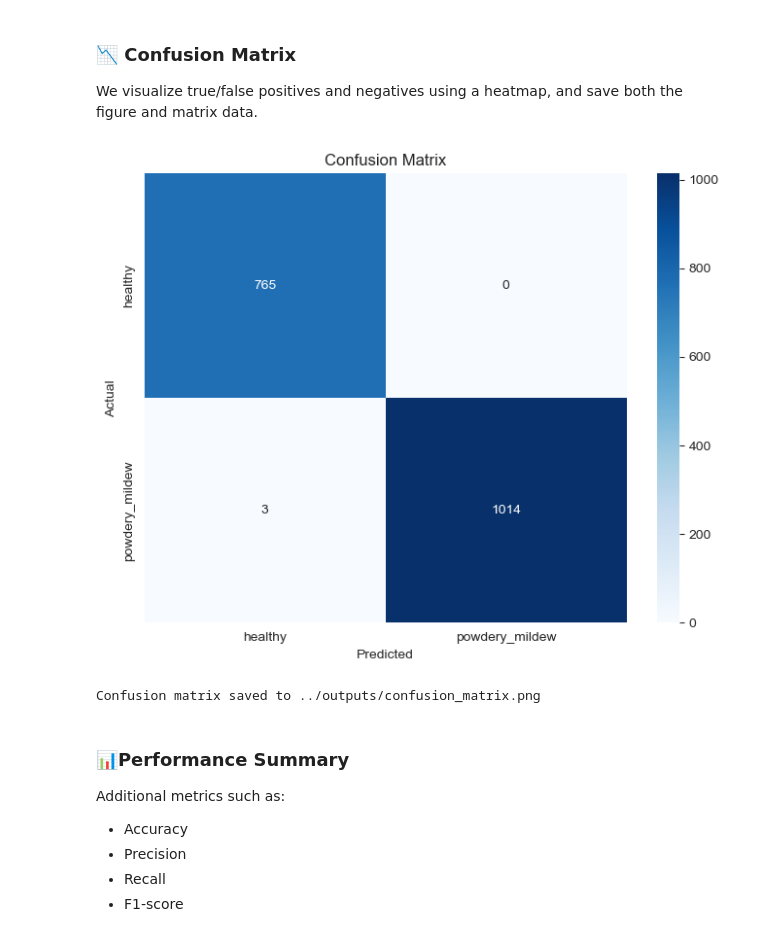
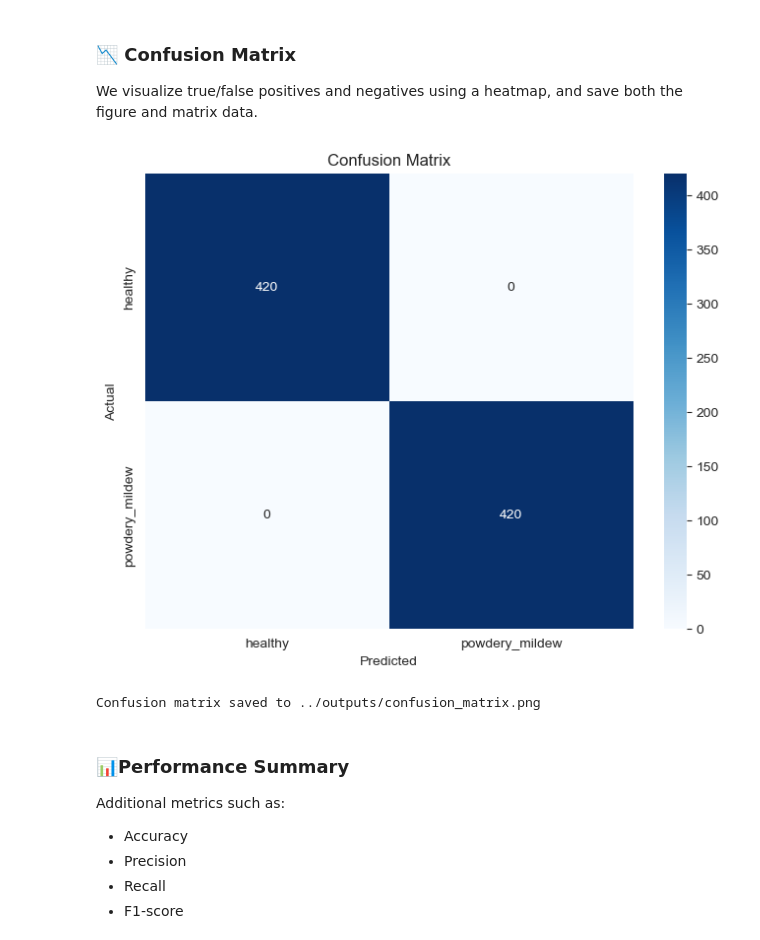
Before and after one commit to peleisaac/mildew-detection-project, a Jupyter notebook: jupyter_notebooks/06_ModelEvaluation.ipynb, the cells around one changed output. Drawn from its saved outputs; the diff is of its cells as text; code cells hidden in the pictures.

```diff
--- a/jupyter_notebooks/06_ModelEvaluation.ipynb
+++ b/jupyter_notebooks/06_ModelEvaluation.ipynb
@@ -55,4 +50,4 @@ Because i don't want to re build and train the model;
 # %%
 from tensorflow.keras.models import load_model
 
-model = load_model("../outputs/mildew_model.h5")
+model = load_model("../outputs/mildew_model_softmax.keras")
@@ -189,0 +195,35 @@ Classification report saved to ../outputs/classification_report.json
+# %%
+# from sklearn.metrics import classification_report
+import numpy as np
+import json
+
+# Ensure predictions are limited to one full pass over the validation set
+val_predictions = model.predict(val_data, verbose=1)
+
+# Retrieve true labels directly from the generator
+val_pred_labels = np.argmax(val_predictions, axis=1)
+
+# val_labels = val_data.classes
+val_labels = val_data.classes
+
+
+# Get class names from the generator (sorted by index)
+class_names = list(val_data.class_indices.keys())
+
+# Generate classification report
+report = classification_report(
+    val_labels,
+    val_pred_labels,
+    target_names=class_names,
+    output_dict=True
+)
+
+# Print report to console
+print("Classification Report:")
+print(classification_report(val_labels, val_pred_labels, target_names=class_names))
+
+# Save report to JSON
+output_path = "../outputs/classification_report.json"
+with open(output_path, "w") as f:
+    json.dump(report, f, indent=4)
+print(f"Classification report saved to {output_path}")
@@ -196,34 +249,35 @@ We visualize true/false positives and negatives using a heatmap, and save both t
 # %%
 # Generate and Plot Confusion Matrix
 import matplotlib.pyplot as plt
 import seaborn as sns
 from pathlib import Path
 
-# Generate confusion matrix
-cm = confusion_matrix(val_labels, val_pred_binary)
+# Generate confusion matrix - Using softmax calls for replacing binary with labels
+# cm = confusion_matrix(val_labels, val_pred_binary)
+cm = confusion_matrix(val_labels, val_pred_labels)
 
 # Create confusion matrix plot
 plt.figure(figsize=(8, 6))
 sns.heatmap(cm, annot=True, fmt='d', cmap='Blues',
             xticklabels=class_names, yticklabels=class_names)
 plt.title('Confusion Matrix')
 plt.xlabel('Predicted')
 plt.ylabel('Actual')
 
 # Save confusion matrix plot
-output_dir = Path("../outputs")
+output_dir = Path("../outputs/plots")
 output_dir.mkdir(exist_ok=True)
 plt.savefig(output_dir / "confusion_matrix.png", bbox_inches='tight', dpi=150)
 plt.show()
 
 # Save confusion matrix as a JSON file
 cm_list = cm.tolist()
 with open("../outputs/confusion_matrix.json", "w") as f:
     json.dump(cm_list, f)
 
 print("Confusion matrix saved to ../outputs/confusion_matrix.png")
 # %% [output]
-[figure, old version]
+[figure, new version]
 Confusion matrix saved to ../outputs/confusion_matrix.png
 # %% [markdown]
 ### 📊Performance Summary
```
Also changed, not shown: parts of 14 cells of this notebook, 1 other file.
